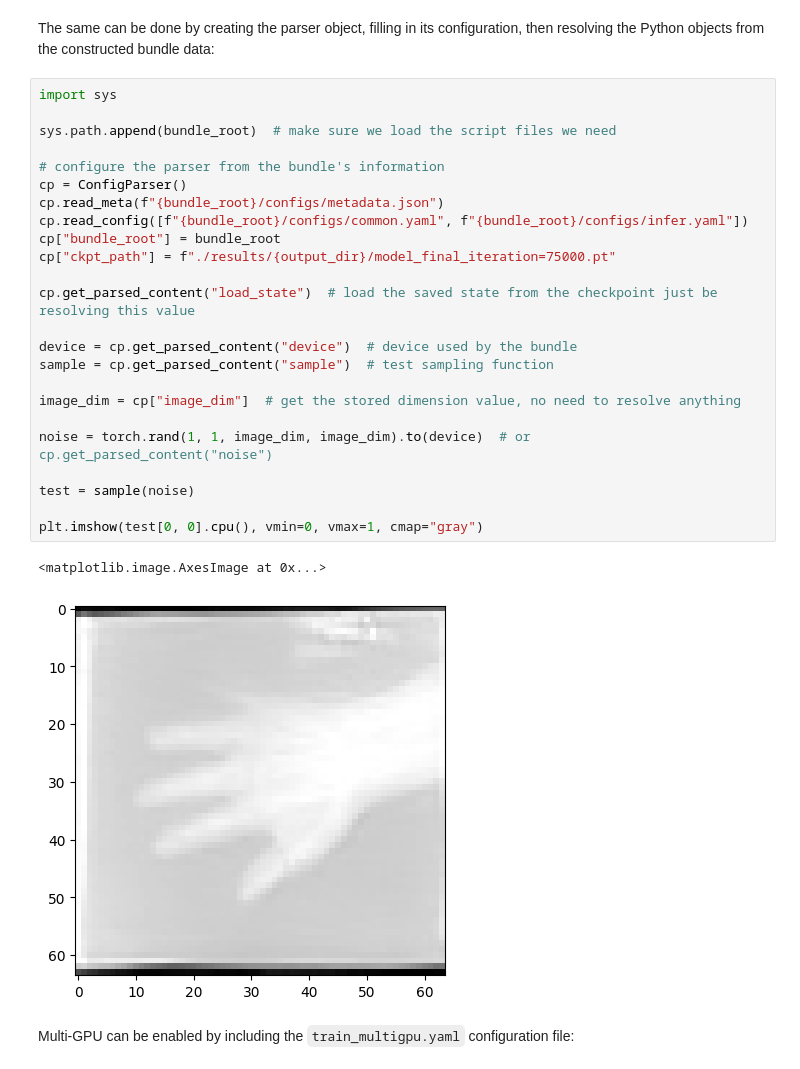
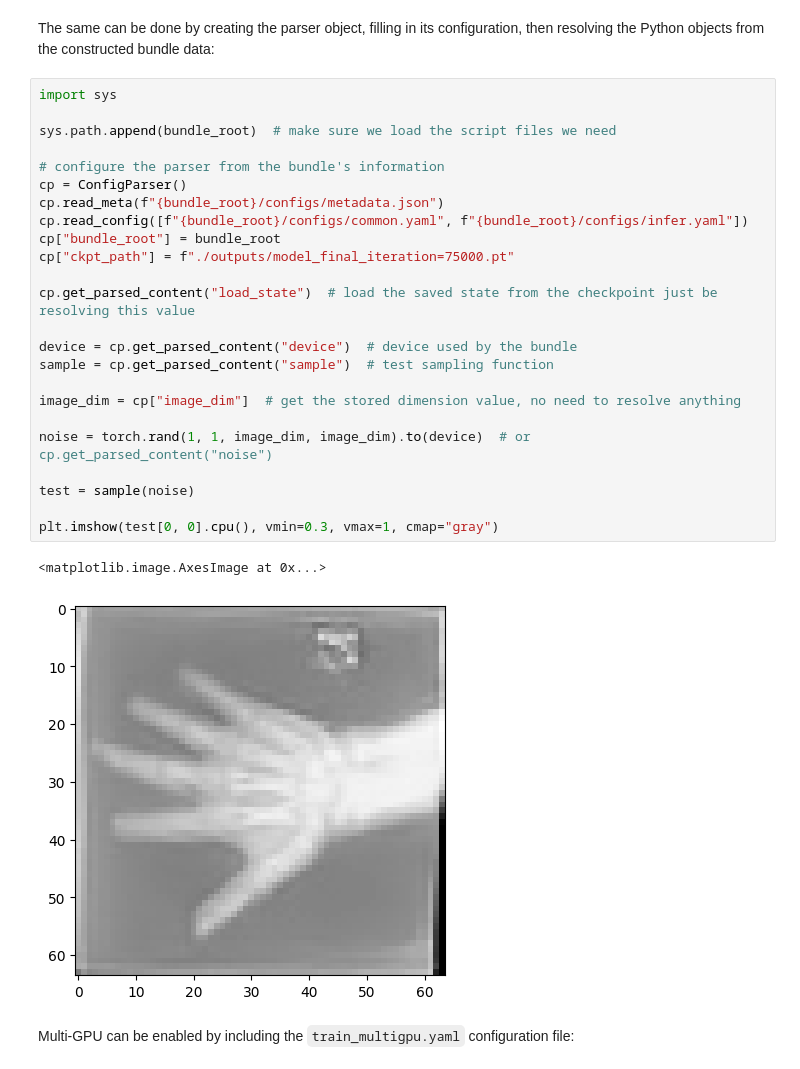
Before and after one commit to virginiafdez/model-zoo, a Jupyter notebook: models/mednist_ddpm/docs/2d_ddpm_bundle_tutorial.ipynb, the cells around one changed output. Cells and saved outputs as stored; diff of their text form.

```diff
--- a/models/mednist_ddpm/docs/2d_ddpm_bundle_tutorial.ipynb
+++ b/models/mednist_ddpm/docs/2d_ddpm_bundle_tutorial.ipynb
@@ -120,30 +123,30 @@ The same can be done by creating the parser object, filling in its configuration
 # %%
 import sys
 
 sys.path.append(bundle_root)  # make sure we load the script files we need
 
 # configure the parser from the bundle's information
 cp = ConfigParser()
 cp.read_meta(f"{bundle_root}/configs/metadata.json")
 cp.read_config([f"{bundle_root}/configs/common.yaml", f"{bundle_root}/configs/infer.yaml"])
 cp["bundle_root"] = bundle_root
-cp["ckpt_path"] = f"./results/{output_dir}/model_final_iteration=75000.pt"
+cp["ckpt_path"] = f"./outputs/model_final_iteration=75000.pt"
 
 cp.get_parsed_content("load_state")  # load the saved state from the checkpoint just be resolving this value
 
 device = cp.get_parsed_content("device")  # device used by the bundle
 sample = cp.get_parsed_content("sample")  # test sampling function
 
 image_dim = cp["image_dim"]  # get the stored dimension value, no need to resolve anything
 
 noise = torch.rand(1, 1, image_dim, image_dim).to(device)  # or cp.get_parsed_content("noise")
 
 test = sample(noise)
 
-plt.imshow(test[0, 0].cpu(), vmin=0, vmax=1, cmap="gray")
+plt.imshow(test[0, 0].cpu(), vmin=0.3, vmax=1, cmap="gray")
 # %% [output]
 <matplotlib.image.AxesImage at 0x...>
-[figure, old version]
+[figure, new version]
 # %% [markdown]
 Multi-GPU can be enabled by including the `train_multigpu.yaml` configuration file:
 # %%
```
Also changed, not shown: parts of 7 cells of this notebook, 3 other files.
